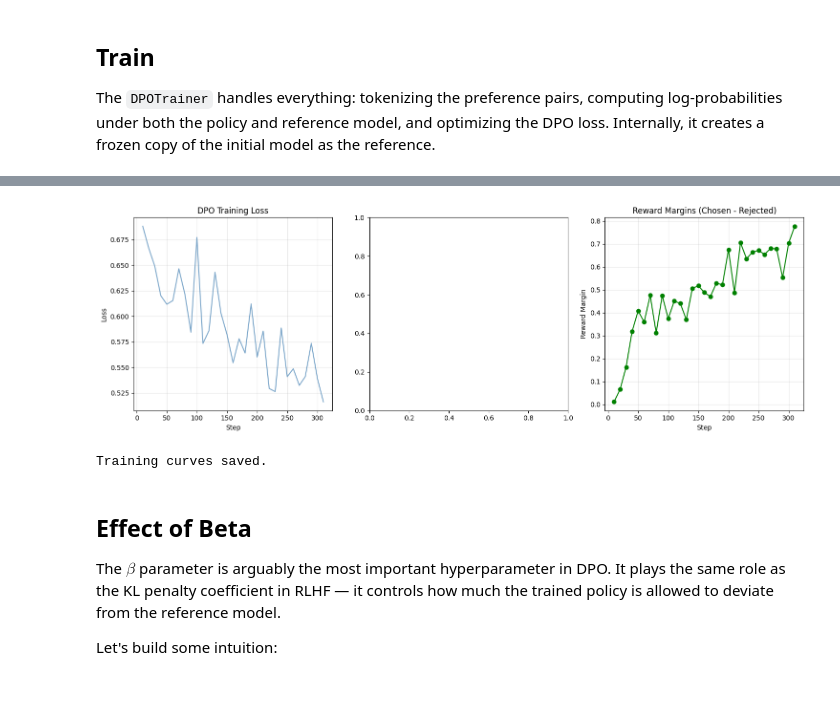
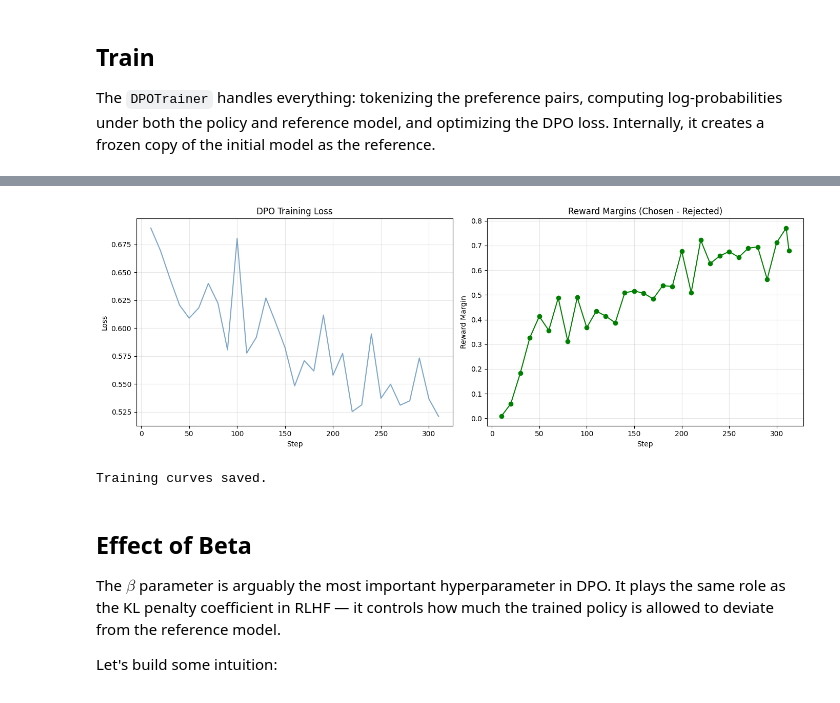
Before and after one commit to rkaunismaa/Alignment, a Jupyter notebook: 06_Direct_Preference_Optimization.ipynb, the cells around one changed output, grey strips where cells are left out. Drawn from its saved outputs; the diff is of its cells as text; code cells hidden in the pictures.

Commit message:
Run 06_Direct_Preference_Optimization.ipynb

```diff
--- a/06_Direct_Preference_Optimization.ipynb
+++ b/06_Direct_Preference_Optimization.ipynb
@@ -279,7 +299,8 @@ dpo_config = DPOConfig(
     logging_steps=10,
     save_strategy="epoch",
     bf16=True,
-    eval_strategy="epoch",
+    eval_strategy="no",   # eval requires 4x forward passes (policy+ref × chosen+rejected)
+                          # without gradient checkpointing — OOMs on 24GB after training
     warmup_steps=50,
     remove_unused_columns=False,
     report_to="none",
@@ -291,7 +312,6 @@ print(f"  Beta (KL penalty): {dpo_config.beta}")
 print(f"  Learning rate: {dpo_config.learning_rate}")
 print(f"  Effective batch size: {dpo_config.per_device_train_batch_size * dpo_config.gradient_accumulation_steps}")
 print(f"  Max sequence length: {dpo_config.max_length}")
-print(f"  Max prompt length: 256 (handled by tokenizer preprocessing)")
 print(f"  Epochs: {dpo_config.num_train_epochs}")
 # %% [output]
 DPO Training Configuration:
@@ -310,14 +329,10 @@ trainer = DPOTrainer(
     model=model,
     args=dpo_config,
     train_dataset=train_dataset,
-    eval_dataset=eval_dataset,
     processing_class=tokenizer,
 )
 
 print(f"Training on {len(train_dataset)} examples")
-print(f"Evaluating on {len(eval_dataset)} examples")
 print(f"Total training steps: {len(train_dataset) // (dpo_config.per_device_train_batch_size * dpo_config.gradient_accumulation_steps)}")
-
-# 11.9s
 # %% [output]
 Training on 5000 examples
@@ -340,51 +390,34 @@ OutOfMemoryError: CUDA out of memory. Tried to allocate 2.32 GiB. GPU 0 has a to
 # %%
-# Plot training metrics
-log_history = trainer.state.log_history
-
-# Extract training loss
+# log_history was captured at the end of the training cell
 train_steps = [entry["step"] for entry in log_history if "loss" in entry]
 train_losses = [entry["loss"] for entry in log_history if "loss" in entry]
 
-# Extract eval metrics
-eval_entries = [entry for entry in log_history if "eval_loss" in entry]
-eval_steps = [entry["step"] for entry in eval_entries]
-eval_losses = [entry["eval_loss"] for entry in eval_entries]
-
-# Extract reward margins if available
-reward_margins = [entry.get("rewards/margins", None) for entry in log_history if "rewards/margins" in entry]
+reward_margins = [entry["rewards/margins"] for entry in log_history if "rewards/margins" in entry]
 reward_margin_steps = [entry["step"] for entry in log_history if "rewards/margins" in entry]
 
-fig, axes = plt.subplots(1, 3 if reward_margins else 2, figsize=(15, 5))
+fig, axes = plt.subplots(1, 2 if reward_margins else 1, figsize=(14 if reward_margins else 7, 5))
+if not reward_margins:
+    axes = [axes]
 
-# Training loss
 axes[0].plot(train_steps, train_losses, alpha=0.7, color="steelblue")
 axes[0].set_xlabel("Step")
 axes[0].set_ylabel("Loss")
 axes[0].set_title("DPO Training Loss")
 axes[0].grid(True, alpha=0.3)
 
-# Eval loss
-if eval_losses:
-    axes[1].bar(range(len(eval_losses)), eval_losses, color="coral")
-    axes[1].set_xlabel("Evaluation")
-    axes[1].set_ylabel("Eval Loss")
-    axes[1].set_title("DPO Evaluation Loss")
+if reward_margins:
+    axes[1].plot(reward_margin_steps, reward_margins, color="green", marker="o")
+    axes[1].set_xlabel("Step")
+    axes[1].set_ylabel("Reward Margin")
+    axes[1].set_title("Reward Margins (Chosen - Rejected)")
     axes[1].grid(True, alpha=0.3)
-
-# Reward margins (how much the model prefers chosen over rejected)
-if reward_margins:
-    axes[2].plot(reward_margin_steps, reward_margins, color="green", marker="o")
-    axes[2].set_xlabel("Step")
-    axes[2].set_ylabel("Reward Margin")
-    axes[2].set_title("Reward Margins (Chosen - Rejected)")
-    axes[2].grid(True, alpha=0.3)
 
 plt.tight_layout()
 plt.savefig("./results/dpo/training_curves.png", dpi=150, bbox_inches="tight")
 plt.show()
 print("Training curves saved.")
 # %% [output]
-[figure, old version]
+[figure, new version]
 Training curves saved.
 # %% [markdown]
 ## Effect of Beta
```
Also changed, not shown: parts of 13 cells of this notebook.
